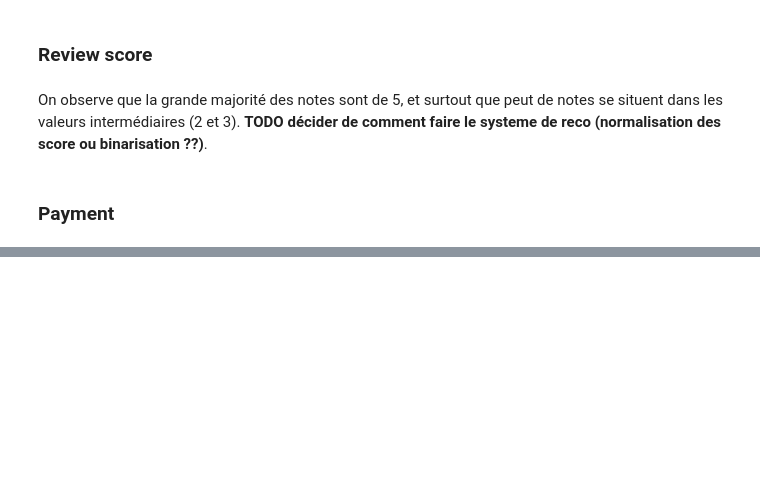
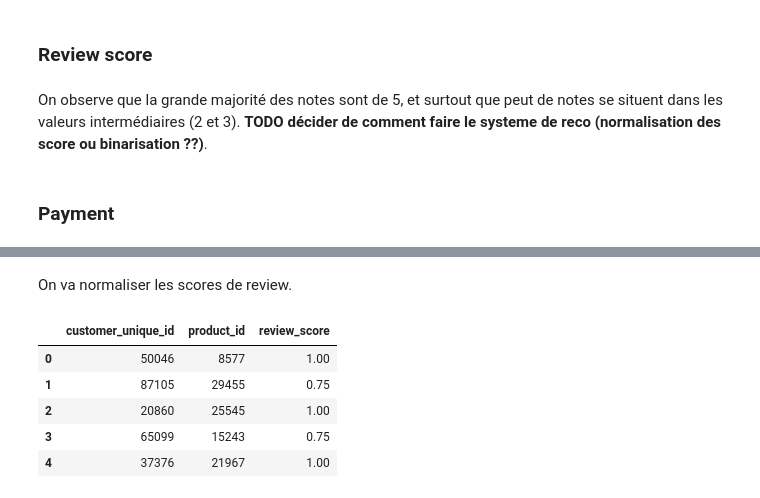
Before and after one commit to MrSneaker/ProjetDataMining, a Jupyter notebook: recommendation/notebook.ipynb, the cells around one changed output, grey strips where cells are left out. Cells and saved outputs as stored; diff of their text form; code cells hidden in the pictures; blank space fills up the shorter version.

```diff
--- a/recommendation/notebook.ipynb
+++ b/recommendation/notebook.ipynb
@@ -269,0 +303,17 @@ fig.show()
+# %% [markdown]
+On va normaliser les scores de review.
+# %%
+from sklearn.preprocessing import MinMaxScaler
+
+score_normalizer = MinMaxScaler()
+
+data_ratings['review_score'] = score_normalizer.fit_transform(data_ratings[['review_score']])
+
+data_ratings.head()
+# %% [output]
+|  | customer_unique_id | product_id | review_score |
+| 0 | 50046 | 8577 | 1.00 |
+| 1 | 87105 | 29455 | 0.75 |
+| 2 | 20860 | 25545 | 1.00 |
+| 3 | 65099 | 15243 | 0.75 |
+| 4 | 37376 | 21967 | 1.00 |
```
Also changed, not shown: parts of 8 cells of this notebook.
